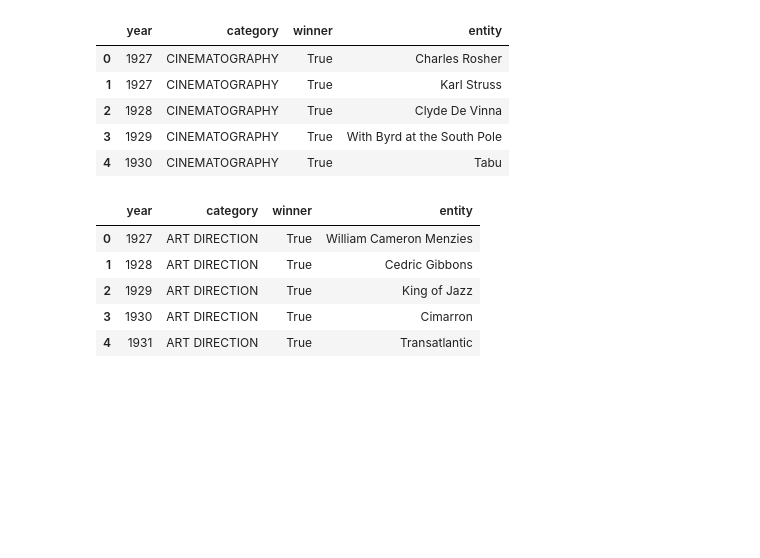
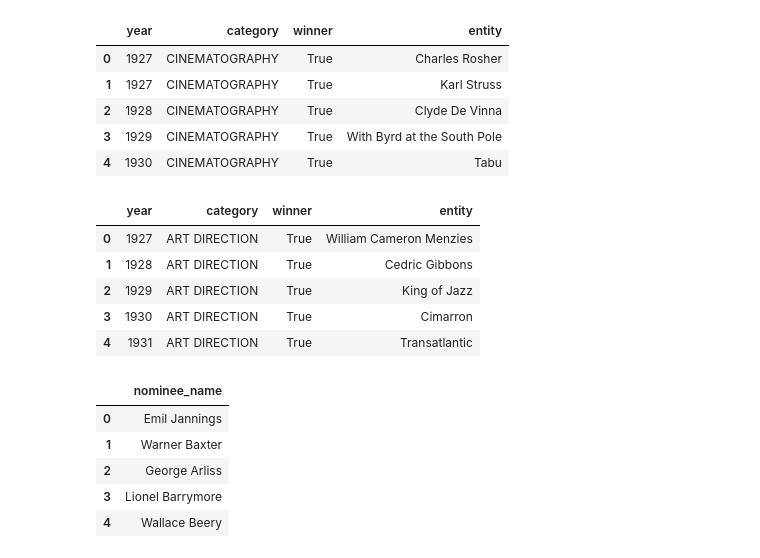
Before and after one commit to LJeanParrish/Oscars-Ratings-and-Films-Oh-Py, a Jupyter notebook: src/awards-dataset.ipynb, the cells around one changed output. Drawn from its saved outputs; the diff is of its cells as text; code cells hidden in the pictures; blank space fills up the shorter version.

```diff
--- a/Cleaned Data-checkpoint.ipynb
+++ b/src/awards-dataset.ipynb
@@ -279,3 +309,15 @@ art_direction.head()
 | 2 | 1929 | ART DIRECTION | True | King of Jazz |
 | 3 | 1930 | ART DIRECTION | True | Cimarron |
 | 4 | 1931 | ART DIRECTION | True | Transatlantic |
+# %%
+#nominees prepare df
+nominees_df = pd.concat([actors, actress, directing], ignore_index=True)
+nominees_df = pd.DataFrame({'nominee_name': nominees_df['entity']})
+nominees_df.head()
+# %% [output]
+|  | nominee_name |
+| 0 | Emil Jannings |
+| 1 | Warner Baxter |
+| 2 | George Arliss |
+| 3 | Lionel Barrymore |
+| 4 | Wallace Beery |
```
Also changed, not shown: parts of 7 cells of this notebook, 10 other files.
